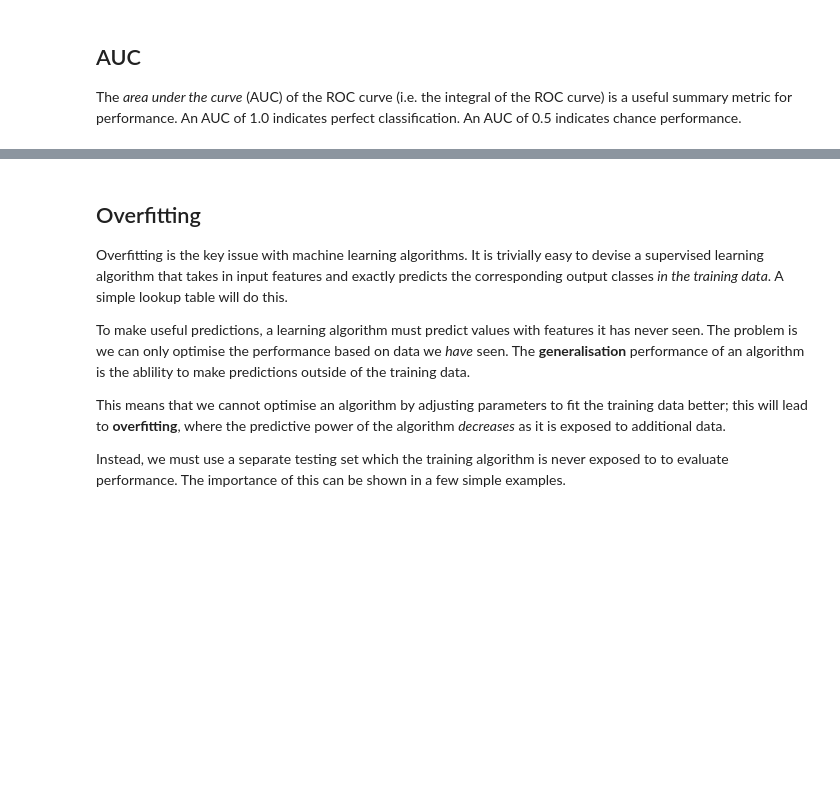
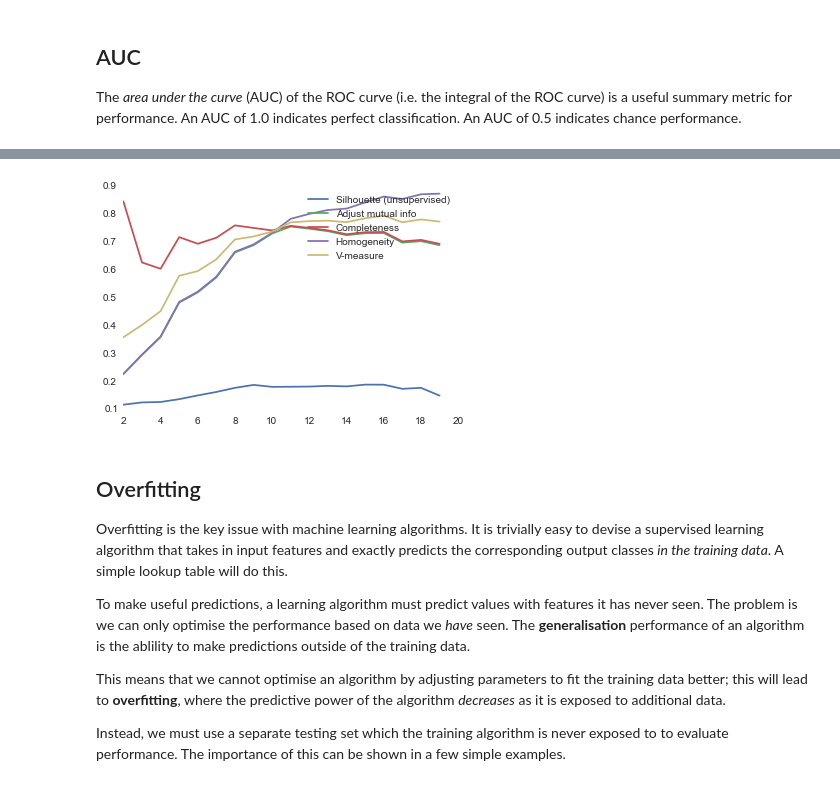
Before and after one commit to johnhw/summerschool2015, a Jupyter notebook: CrashCourse_Lecture1.ipynb, the cells around one changed output, grey strips where cells are left out. Saved outputs shown, nothing was run; the diff lists cells and outputs as text; code cells hidden in the pictures; blank space fills up the shorter version.

```diff
--- a/CrashCourse_Lecture1.ipynb
+++ b/CrashCourse_Lecture1.ipynb
@@ -714,3 +763,9 @@ print "Score: %f" % svm.score(sonar_test_features, random_sonar_test_labels)
+# %%
+# WARNING: can be slow!
+digits = sklearn.datasets.load_digits()
+plot_clustering_performance(digits, 2, 20)
+# %% [output]
+[figure, added]
 # %% [markdown]
 ## Overfitting
 Overfitting is the key issue with machine learning algorithms. It is trivially easy to devise a supervised learning algorithm that takes in input features and exactly predicts the corresponding output classes *in the training data*. A simple lookup table will do this.
```
Also changed, not shown: parts of 6 cells of this notebook, 1 other file.
